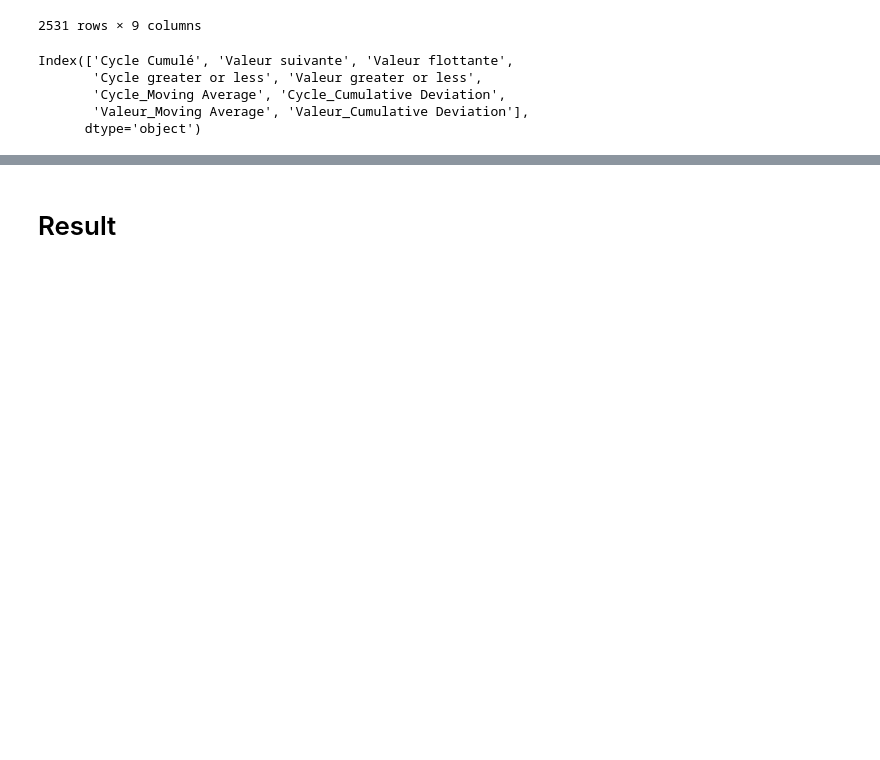
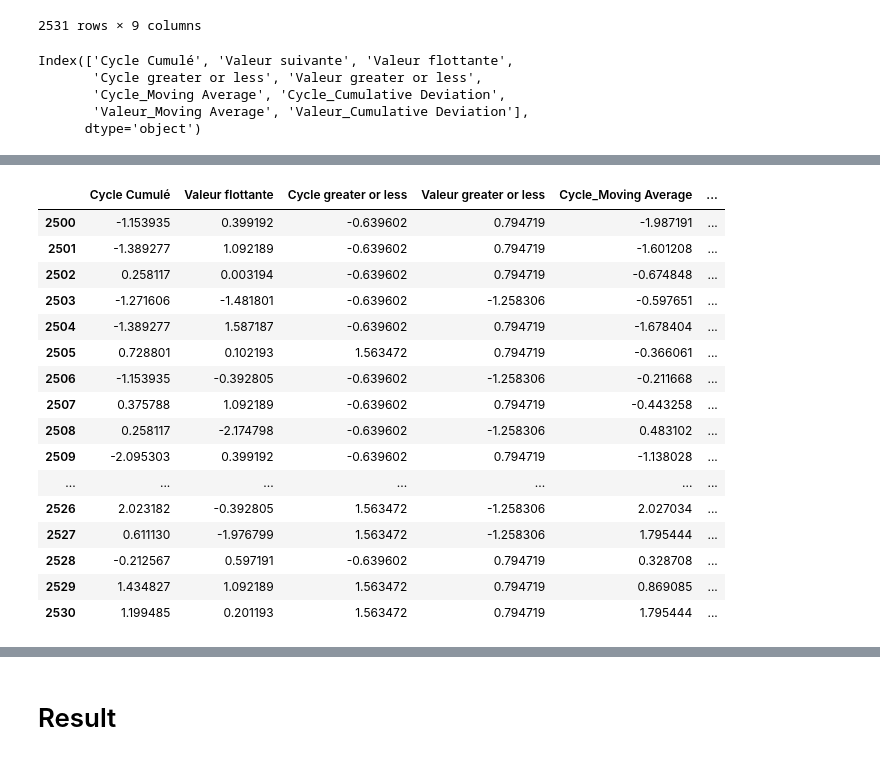
Before and after one commit to vijays4404/TimeSeries, a Jupyter notebook: oscillation-prediction.ipynb, the cells around one changed output, grey strips where cells are left out. Cells and saved outputs as stored; diff of their text form; code cells hidden in the pictures; blank space fills up the shorter version.

```diff
--- a/oscillation-prediction.ipynb
+++ b/oscillation-prediction.ipynb
@@ -185,3 +216,41 @@ df_test.reset_index()
+# %%
+
+column_to_exclude = 'Valeur suivante'
+
+# Separate the column you don't want to scale
+column_excluded = df_test[[column_to_exclude]]
+
+# Select the remaining data
+data_to_scale = df_test.drop(columns=[column_to_exclude])
+
+# Apply StandardScaler
+scaler = StandardScaler()
+scaled_data = scaler.fit_transform(data_to_scale)
+
+# Convert scaled data back to DataFrame
+scaled_df = pd.DataFrame(scaled_data, columns=data_to_scale.columns, index=df_test.index)
+
+# Combine the scaled data with the excluded column
+df_test = pd.concat([scaled_df, column_excluded], axis=1)
+df_test
+# %% [output]
+|  | Cycle Cumulé | Valeur flottante | Cycle greater or less | Valeur greater or less | Cycle_Moving Average | ... |
+| 2500 | -1.153935 | 0.399192 | -0.639602 | 0.794719 | -1.987191 | ... |
+| 2501 | -1.389277 | 1.092189 | -0.639602 | 0.794719 | -1.601208 | ... |
+| 2502 | 0.258117 | 0.003194 | -0.639602 | 0.794719 | -0.674848 | ... |
+| 2503 | -1.271606 | -1.481801 | -0.639602 | -1.258306 | -0.597651 | ... |
+| 2504 | -1.389277 | 1.587187 | -0.639602 | 0.794719 | -1.678404 | ... |
+| 2505 | 0.728801 | 0.102193 | 1.563472 | 0.794719 | -0.366061 | ... |
+| 2506 | -1.153935 | -0.392805 | -0.639602 | -1.258306 | -0.211668 | ... |
+| 2507 | 0.375788 | 1.092189 | -0.639602 | 0.794719 | -0.443258 | ... |
+| 2508 | 0.258117 | -2.174798 | -0.639602 | -1.258306 | 0.483102 | ... |
+| 2509 | -2.095303 | 0.399192 | -0.639602 | 0.794719 | -1.138028 | ... |
+| ... | ... | ... | ... | ... | ... | ... |
+| 2526 | 2.023182 | -0.392805 | 1.563472 | -1.258306 | 2.027034 | ... |
+| 2527 | 0.611130 | -1.976799 | 1.563472 | -1.258306 | 1.795444 | ... |
+| 2528 | -0.212567 | 0.597191 | -0.639602 | 0.794719 | 0.328708 | ... |
+| 2529 | 1.434827 | 1.092189 | 1.563472 | 0.794719 | 0.869085 | ... |
+| 2530 | 1.199485 | 0.201193 | 1.563472 | 0.794719 | 1.795444 | ... |
 # %%
 import numpy as np
 from tensorflow.keras.models import Sequential
```
Also changed, not shown: parts of 16 cells of this notebook.
